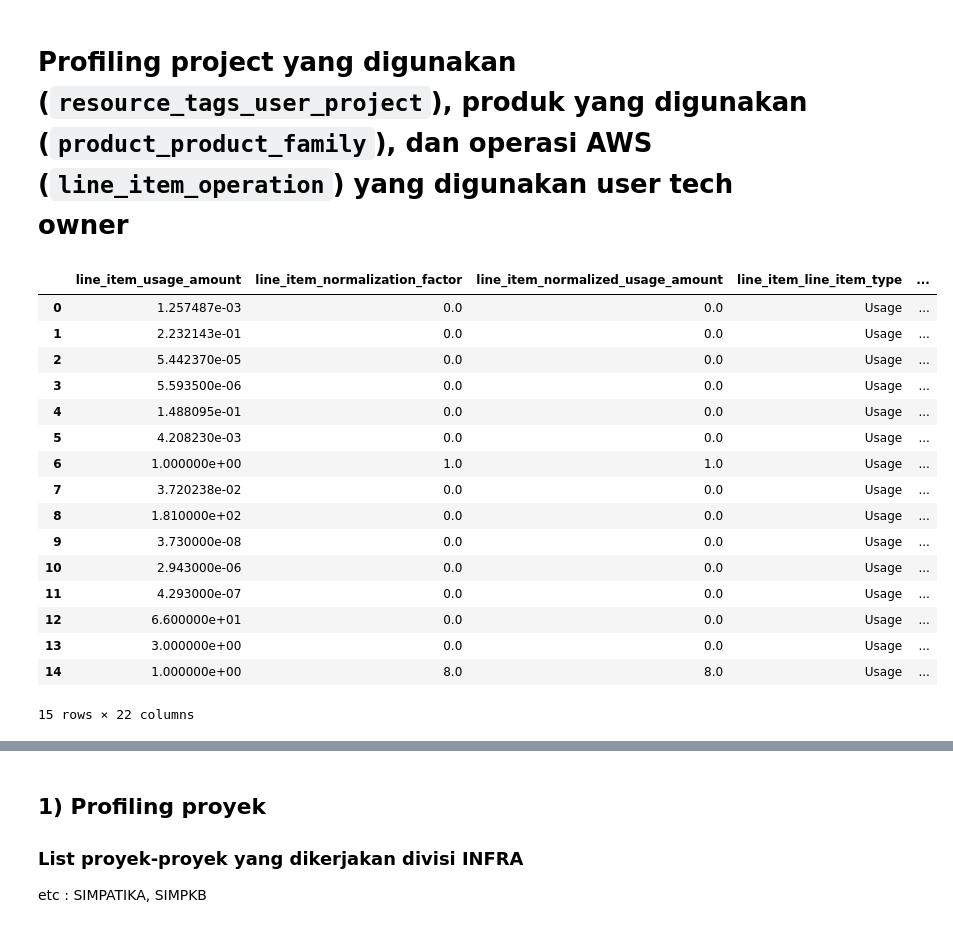
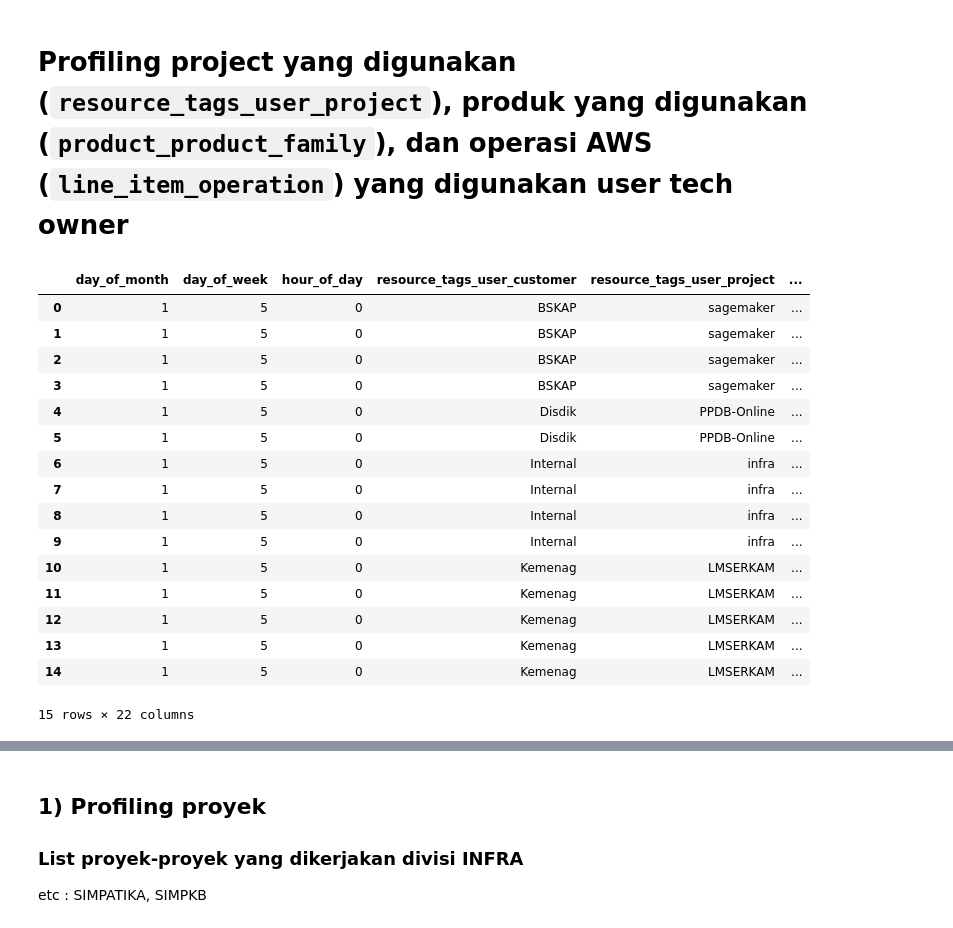
Before and after one commit to diyangraditya/thesis, a Jupyter notebook: Notebooks/profiling.ipynb, the cells around one changed output, grey strips where cells are left out. Cells and saved outputs as stored; diff of their text form; code cells hidden in the pictures.

```diff
--- a/Notebooks/profiling.ipynb
+++ b/Notebooks/profiling.ipynb
@@ -4,24 +4,24 @@
 import pandas as pd
 import numpy as np
 # %%
-data = pd.read_csv("../cleaned-datasets/data-cleaned-final-rev1.csv")
+data = pd.read_csv("../cleaned-datasets/data-cleaned-final-rev3.csv")
 data.head(15)
 # %% [output]
-|  | line_item_usage_amount | line_item_normalization_factor | line_item_normalized_usage_amount | line_item_line_item_type | ... |
-| 0 | 1.257487e-03 | 0.0 | 0.0 | Usage | ... |
-| 1 | 2.232143e-01 | 0.0 | 0.0 | Usage | ... |
-| 2 | 5.442370e-05 | 0.0 | 0.0 | Usage | ... |
-| 3 | 5.593500e-06 | 0.0 | 0.0 | Usage | ... |
-| 4 | 1.488095e-01 | 0.0 | 0.0 | Usage | ... |
-| 5 | 4.208230e-03 | 0.0 | 0.0 | Usage | ... |
-| 6 | 1.000000e+00 | 1.0 | 1.0 | Usage | ... |
-| 7 | 3.720238e-02 | 0.0 | 0.0 | Usage | ... |
-| 8 | 1.810000e+02 | 0.0 | 0.0 | Usage | ... |
-| 9 | 3.730000e-08 | 0.0 | 0.0 | Usage | ... |
-| 10 | 2.943000e-06 | 0.0 | 0.0 | Usage | ... |
-| 11 | 4.293000e-07 | 0.0 | 0.0 | Usage | ... |
-| 12 | 6.600000e+01 | 0.0 | 0.0 | Usage | ... |
-| 13 | 3.000000e+00 | 0.0 | 0.0 | Usage | ... |
-| 14 | 1.000000e+00 | 8.0 | 8.0 | Usage | ... |
+|  | day_of_month | day_of_week | hour_of_day | resource_tags_user_customer | resource_tags_user_project | ... |
+| 0 | 1 | 5 | 0 | BSKAP | sagemaker | ... |
+| 1 | 1 | 5 | 0 | BSKAP | sagemaker | ... |
+| 2 | 1 | 5 | 0 | BSKAP | sagemaker | ... |
+| 3 | 1 | 5 | 0 | BSKAP | sagemaker | ... |
+| 4 | 1 | 5 | 0 | Disdik | PPDB-Online | ... |
+| 5 | 1 | 5 | 0 | Disdik | PPDB-Online | ... |
+| 6 | 1 | 5 | 0 | Internal | infra | ... |
+| 7 | 1 | 5 | 0 | Internal | infra | ... |
+| 8 | 1 | 5 | 0 | Internal | infra | ... |
+| 9 | 1 | 5 | 0 | Internal | infra | ... |
+| 10 | 1 | 5 | 0 | Kemenag | LMSERKAM | ... |
+| 11 | 1 | 5 | 0 | Kemenag | LMSERKAM | ... |
+| 12 | 1 | 5 | 0 | Kemenag | LMSERKAM | ... |
+| 13 | 1 | 5 | 0 | Kemenag | LMSERKAM | ... |
+| 14 | 1 | 5 | 0 | Kemenag | LMSERKAM | ... |
 15 rows × 22 columns
 # %%
```
Also changed, not shown: parts of 33 cells of this notebook, 2 other files.
